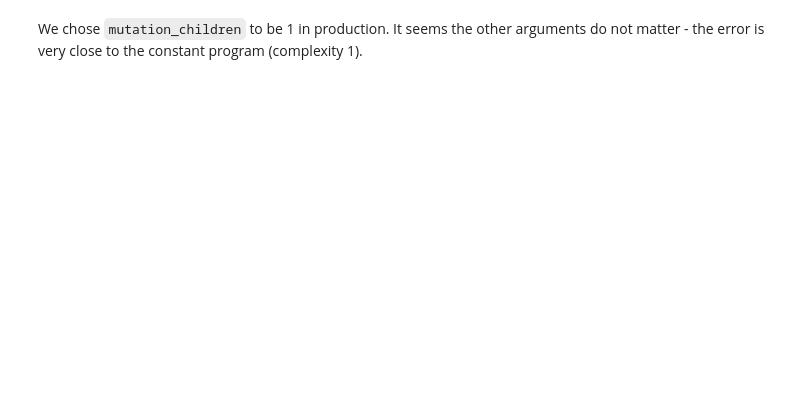
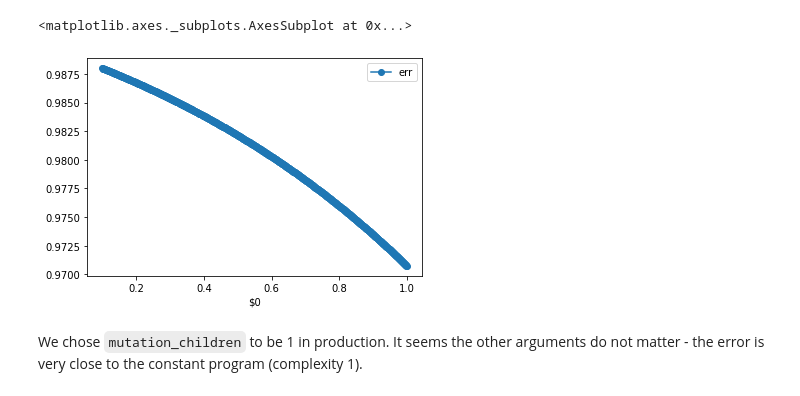
Before and after one commit to danuker/symreg, a Jupyter notebook: Metaopt.ipynb, the cells around one changed output. Saved outputs shown, nothing was run; the diff lists cells and outputs as text; code cells hidden in the pictures; blank space fills up the shorter version.

```diff
--- a/Metaopt.ipynb
+++ b/Metaopt.ipynb
@@ -113,11 +161,14 @@ r2.results()
 # %%
-X = pd.DataFrame({'n': np.linspace(0, 1, 1001)})
+X = pd.DataFrame({'$0': np.linspace(0, 1, 1001)})
 from symreg.ga import Program
 p = Program(
-    'mul add 1.3919445013961234 0.004935158262587003 mul pow $n 0.017308843547676457 exp -4.774142744886527'\
-    .replace('$n', '$0')
+    'pow 0.9891326826234386 exp $simplify_chance'
+    .replace('$simplify_chance', '$0')
 )
-X['err'] = p.eval([X['n']])
-X.plot(x='n', y='err', logy=True)
+X['err'] = p.eval([X['$0']])
+X[100:].plot(x='$0', y='err', marker='o')
+# %% [output]
+<matplotlib.axes._subplots.AxesSubplot at 0x...>
+[figure, added]
 # %% [markdown]
 We chose `mutation_children` to be 1 in production. It seems the other arguments do not matter - the error is very close to the constant program (complexity 1).
```
Also changed, not shown: parts of 12 cells of this notebook, 5 other files.
